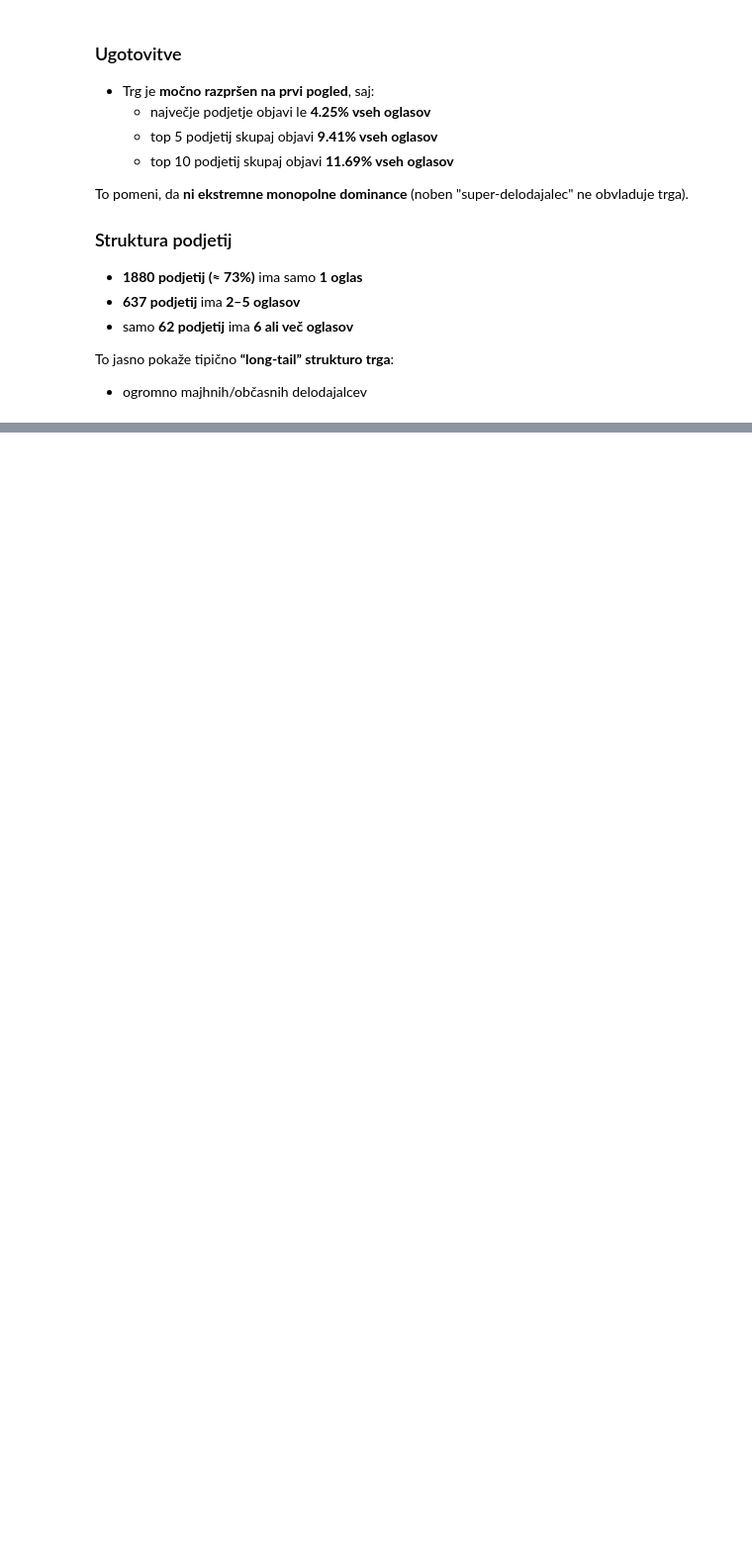
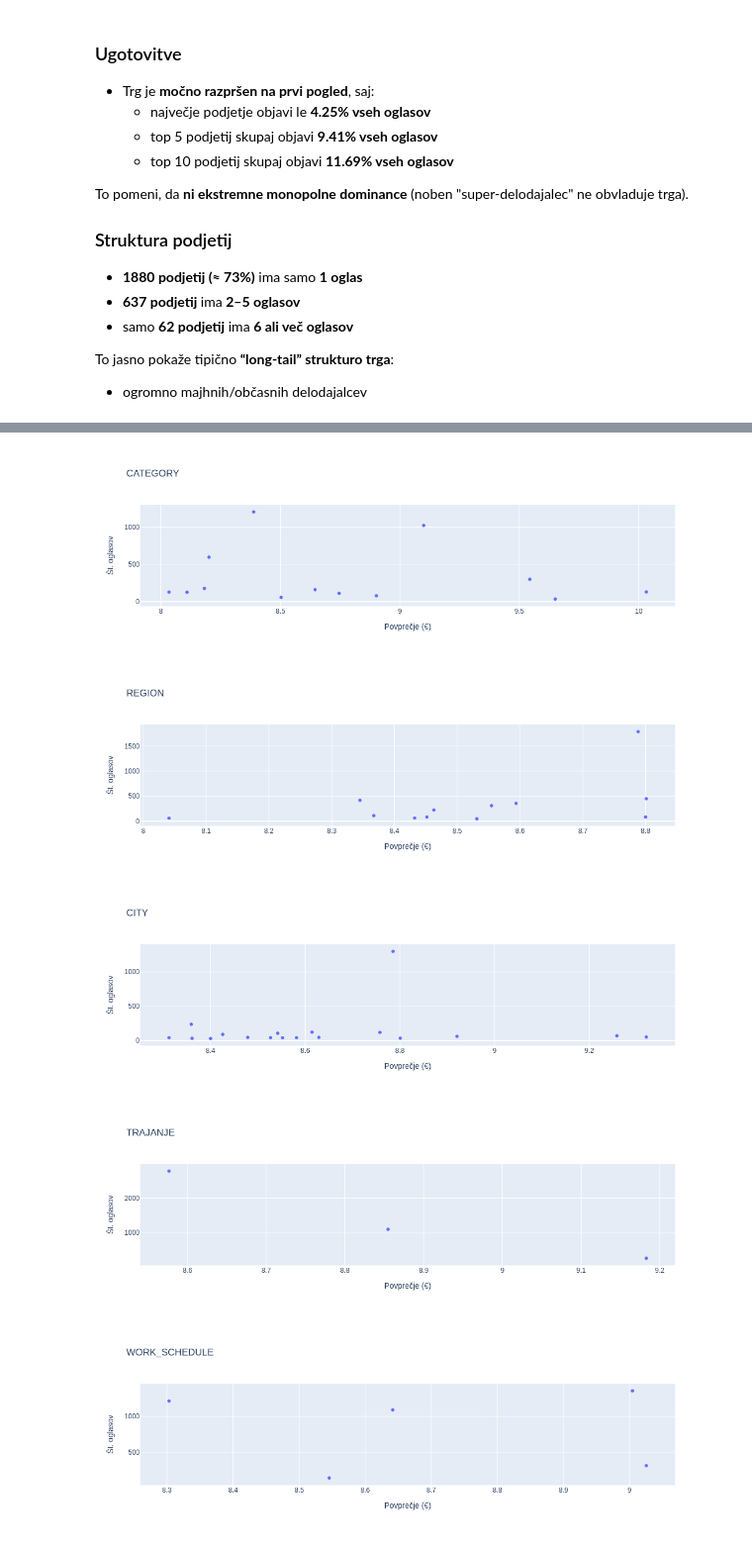
Before and after one commit to svenko99/PR2608, a Jupyter notebook: src/notebook/rezultati.ipynb, the cells around one changed output, grey strips where cells are left out. Shown at 99% size. Drawn from its saved outputs; the diff is of its cells as text; code cells hidden in the pictures; blank space fills up the shorter version.

```diff
--- a/src/notebook/rezultati.ipynb
+++ b/src/notebook/rezultati.ipynb
@@ -1244,0 +1535,31 @@ To jasno pokaže tipično **“long-tail” strukturo trga**:
+# %%
+import plotly.express as px
+
+def scatter_hover(df, title):
+    df_plot = df.reset_index()  # ime kategorije kot stolpec
+
+    fig = px.scatter(# dodamo možnost, da ko hover-amo čez točko, dobimo ime, ogledi, povprečna_plača
+        df_plot,
+        x='Povprečje (€)',
+        y='Št. oglasov',
+        hover_name=df_plot.columns[0],  # ime kategorije (npr. city)
+        hover_data={
+            'Povprečje (€)': ':.2f',
+            'Št. oglasov': True
+        },
+        title=title
+    )
+
+    fig.show()
+
+scatter_hover(data_category, "CATEGORY")
+scatter_hover(data_region, "REGION")
+scatter_hover(data_city, "CITY")
+scatter_hover(data_trajanje, "TRAJANJE")
+scatter_hover(data_work_schedule, "WORK_SCHEDULE")
+# %% [output]
+[figure, added]
+[figure, added]
+[figure, added]
+[figure, added]
+[figure, added]
```
Also changed, not shown: parts of 21 cells of this notebook.
